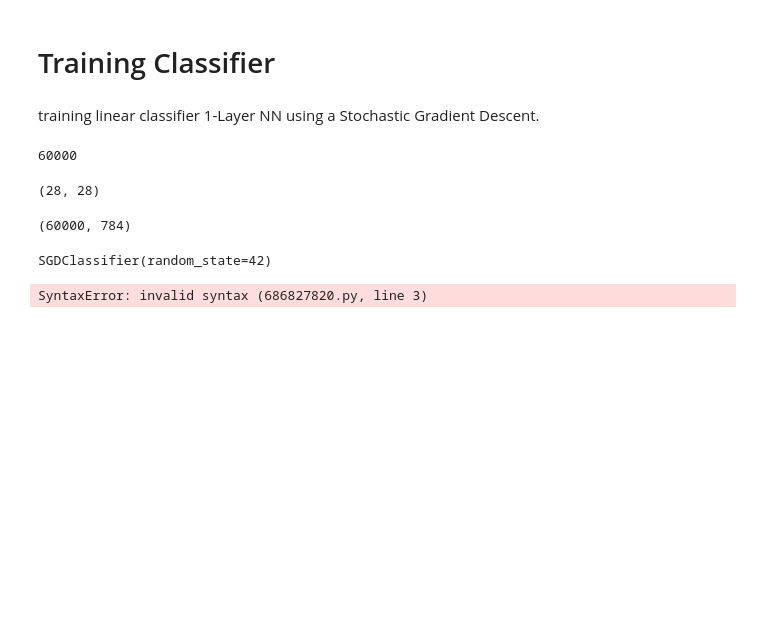
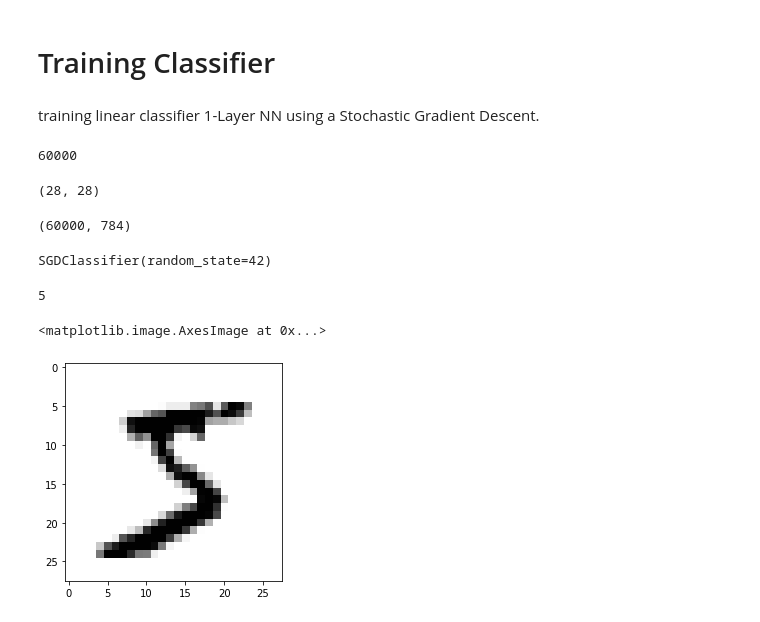
Before and after one commit to IoannisTselekoglou/Classification-MNIST, a Jupyter notebook: Classification.ipynb, the cells around one changed output. Saved outputs shown, nothing was run; the diff lists cells and outputs as text; code cells hidden in the pictures; blank space fills up the shorter version.

```diff
--- a/Classification.ipynb
+++ b/Classification.ipynb
@@ -111,8 +111,18 @@ clf.fit(X,Y)
 SGDClassifier(random_state=42)
 # %%
 #predicting data
-rnd_number = 4
-rnd_number_image = rnd_number.reshape(28x28)
+rnd_number = 0
+number_to_predict = train_x[rnd_number]
+number_to_predict_image = number_to_predict.reshape(28,28)
+actual_number = train_y[rnd_number]
-# %% [output]
-SyntaxError: invalid syntax (686827820.py, line 3)
+# %%
+actual_number
+# %% [output]
+5
+# %%
+#image of number which should be predicted
+plt.imshow(number_to_predict_image, cmap="binary")
+# %% [output]
+<matplotlib.image.AxesImage at 0x...>
+[figure, added]
 # %%
```
Also changed, not shown: parts of 8 cells of this notebook.
